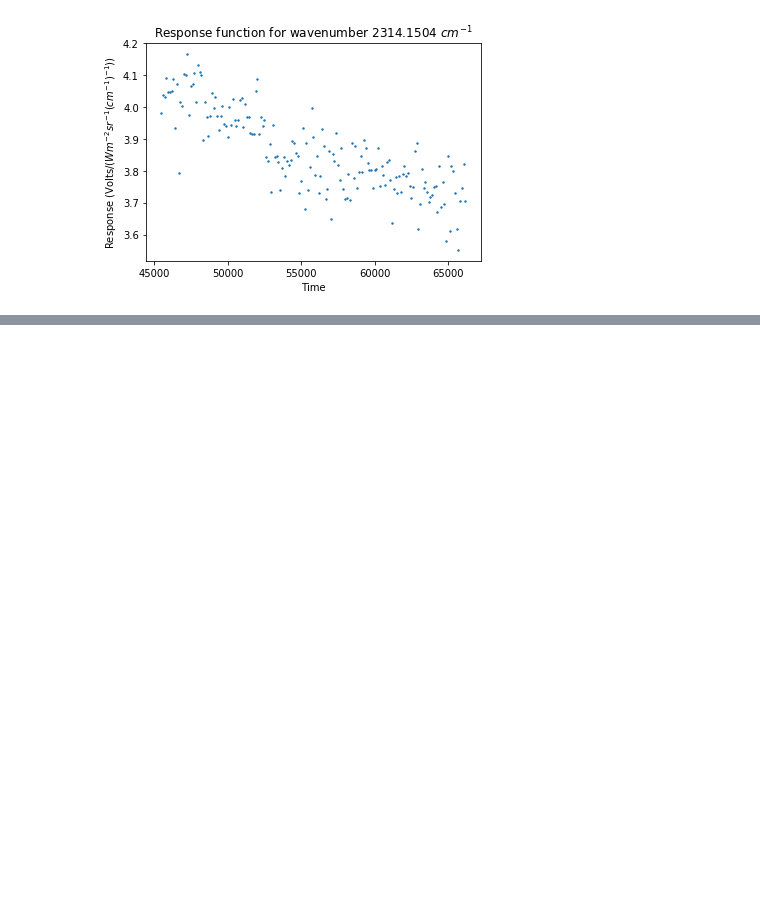
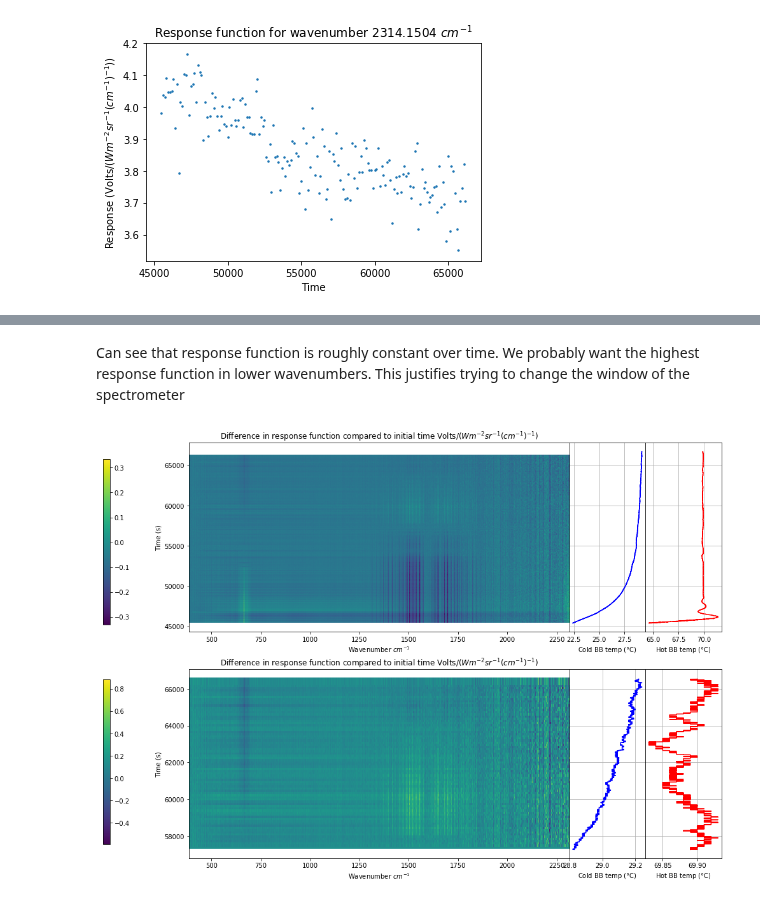
Before and after one commit to micolbedarida/MSci_Project, a Jupyter notebook: matching_time_and_temps_map_2.ipynb, the cells around one changed output, grey strips where cells are left out. Saved outputs shown, nothing was run; the diff lists cells and outputs as text; code cells hidden in the pictures; blank space fills up the shorter version.

```diff
--- a/matching_time_and_temps_map_2.ipynb
+++ b/matching_time_and_temps_map_2.ipynb
@@ -568,0 +501,74 @@ print(np.array(spectral_std_dev).shape)
+# %% [markdown]
+Can see that response function is roughly constant over time.
+We probably want the highest response function in lower wavenumbers. This justifies trying to change the window of the spectrometer
+# %%
+# Plot the difference in response function between the beginning time of the graph and all other times
+
+grid = plt.GridSpec(2, 7, wspace=0, hspace=0.2)
+
+fig = plt.figure(figsize=(15,12))
+
+ax1 = fig.add_subplot(grid[0,:5])
+plot_diff = ax1.pcolor(wavenums, spectra_times_4[1::2], diff_resp_functions)
+plt.title('Difference in response function compared to initial time Volts/($W m^{-2} sr^{-1} (cm^{-1})^{-1}$)')
+plt.xlabel('Wavenumber $cm^{-1}$')
+plt.ylabel('Time (s)')
+cbaxes = fig.add_axes([0, 0.15, 0.01, .3])
+cb = fig.colorbar(plot_diff, cax = cbaxes)
+
+# zoom into later times
+ax2 = fig.add_subplot(grid[1,:5])
+plot_diff = ax2.pcolor(wavenums, spectra_times_4[200::2], diff_resp_functions[98:])
+plt.title('Difference in response function compared to initial time Volts/($W m^{-2} sr^{-1} (cm^{-1})^{-1}$)')
+plt.xlabel('Wavenumber $cm^{-1}$')
+plt.ylabel('Time (s)')
+cbaxes1 = fig.add_axes([0, 0.55, 0.01, .3])
+cb = fig.colorbar(plot_diff, cax = cbaxes1)
+
+ax3 = fig.add_subplot(grid[0,5:6], sharey = ax1)
+ax3.plot(temp_cold, temp_time, 'b')
+plt.grid()
+plt.xlabel('Cold BB temp ($\degree$C)')
+plt.tick_params(
+    axis='y',
+    which='both',
+    left=False,
+    right=False,
+    labelleft=False)
+
+ax4 = fig.add_subplot(grid[0,6:7], sharey = ax1)
+ax4.plot(temp_hot, temp_time, 'r')
+plt.grid()
+plt.xlabel('Hot BB temp ($\degree$C)')
+plt.tick_params(
+    axis='y',
+    which='both',
+    left=False,
+    right=False,
+    labelleft=False)
+
+ax5 = fig.add_subplot(grid[1,5:6], sharey = ax2)
+ax5.plot(temp_cold[5600:-100], temp_time[5600:-100], 'b')
+plt.grid()
+plt.xlabel('Cold BB temp ($\degree$C)')
+plt.tick_params(
+    axis='y',
+    which='both',
+    left=False,
+    right=False,
+    labelleft=False)
+
+ax6 = fig.add_subplot(grid[1,6:7], sharey = ax2)
+ax6.plot(temp_hot[5600:-100], temp_time[5600:-100], 'r')
+plt.grid()
+plt.xlabel('Hot BB temp ($\degree$C)')
+plt.tick_params(
+    axis='y',
+    which='both',
+    left=False,
+    right=False,
+    labelleft=False)
+
+plt.show()
+# %% [output]
+[figure, added]
```
Also changed, not shown: parts of 21 cells of this notebook, 1 other file.
